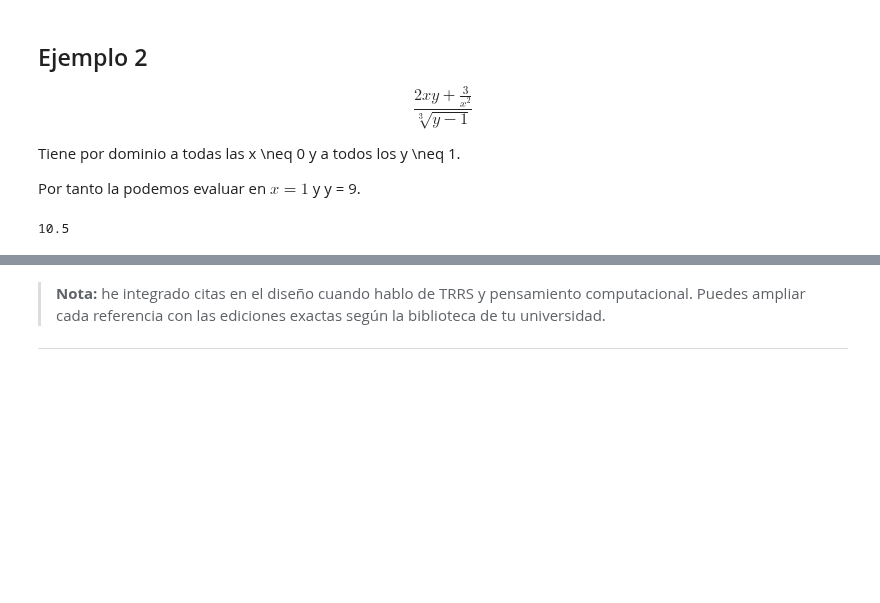
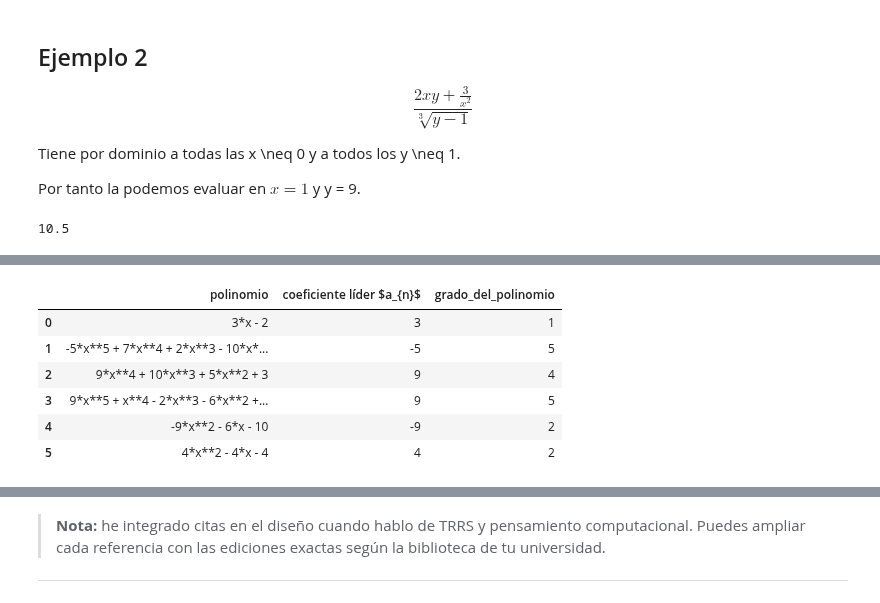
Before and after one commit to marco-canas/algebra_y_trigonometria, a Jupyter notebook: 2_planeacion/2_classes/2_unidad_1_reales/3_class_reals_12_agosto/3_class_reals_12_agosto_productos_factorizacion.ipynb, the cells around one changed output, grey strips where cells are left out. Drawn from its saved outputs; the diff is of its cells as text; code cells hidden in the pictures; blank space fills up the shorter version.

```diff
--- a/2_planeacion/2_classes/2_unidad_1_reales/3_class_reals_12_agosto/3_class_reals_12_agosto_productos_factorizacion.ipynb
+++ b/2_planeacion/2_classes/2_unidad_1_reales/3_class_reals_12_agosto/3_class_reals_12_agosto_productos_factorizacion.ipynb
@@ -323,0 +443,49 @@ mios.Unpolinomioenxesunasumadecualquiernúmerodemonomiosenx.
+# %%
+import random
+import pandas as pd
+from sympy import symbols
+
+def generar_df_polinomios():
+    """
+    Genera un DataFrame con 6 polinomios aleatorios de coeficientes enteros.
+    Columnas: polinomio, coeficiente líder a_n, grado_del_polinomio.
+    """
+    x = symbols('x')
+    datos = []
+
+    for _ in range(6):
+        # Grado aleatorio entre 1 y 5
+        grado = random.randint(1, 5)
+
+        # Generar coeficientes enteros aleatorios entre -10 y 10
+        coeficientes = [random.randint(-10, 10) for _ in range(grado + 1)]
+
+        # Evitar que el coeficiente líder sea cero
+        while coeficientes[0] == 0:
+            coeficientes[0] = random.randint(-10, 10)
+
+        # Construir el polinomio simbólico
+        polinomio = sum(coeficientes[i] * x**(grado - i) for i in range(len(coeficientes)))
+
+        # Guardar datos
+        datos.append({
+            "polinomio": polinomio,
+            "coeficiente líder $a_{n}$": coeficientes[0],
+            "grado_del_polinomio": grado
+        })
+
+    # Crear DataFrame
+    df = pd.DataFrame(datos)
+    return df
+
+# Ejemplo de ejecución
+df_polinomios = generar_df_polinomios()
+df_polinomios
+# %% [output]
+|  | polinomio | coeficiente líder $a_{n}$ | grado_del_polinomio |
+| 0 | 3*x - 2 | 3 | 1 |
+| 1 | -5*x**5 + 7*x**4 + 2*x**3 - 10*x*... | -5 | 5 |
+| 2 | 9*x**4 + 10*x**3 + 5*x**2 + 3 | 9 | 4 |
+| 3 | 9*x**5 + x**4 - 2*x**3 - 6*x**2 +... | 9 | 5 |
+| 4 | -9*x**2 - 6*x - 10 | -9 | 2 |
+| 5 | 4*x**2 - 4*x - 4 | 4 | 2 |
```
Also changed, not shown: parts of 38 cells of this notebook.
